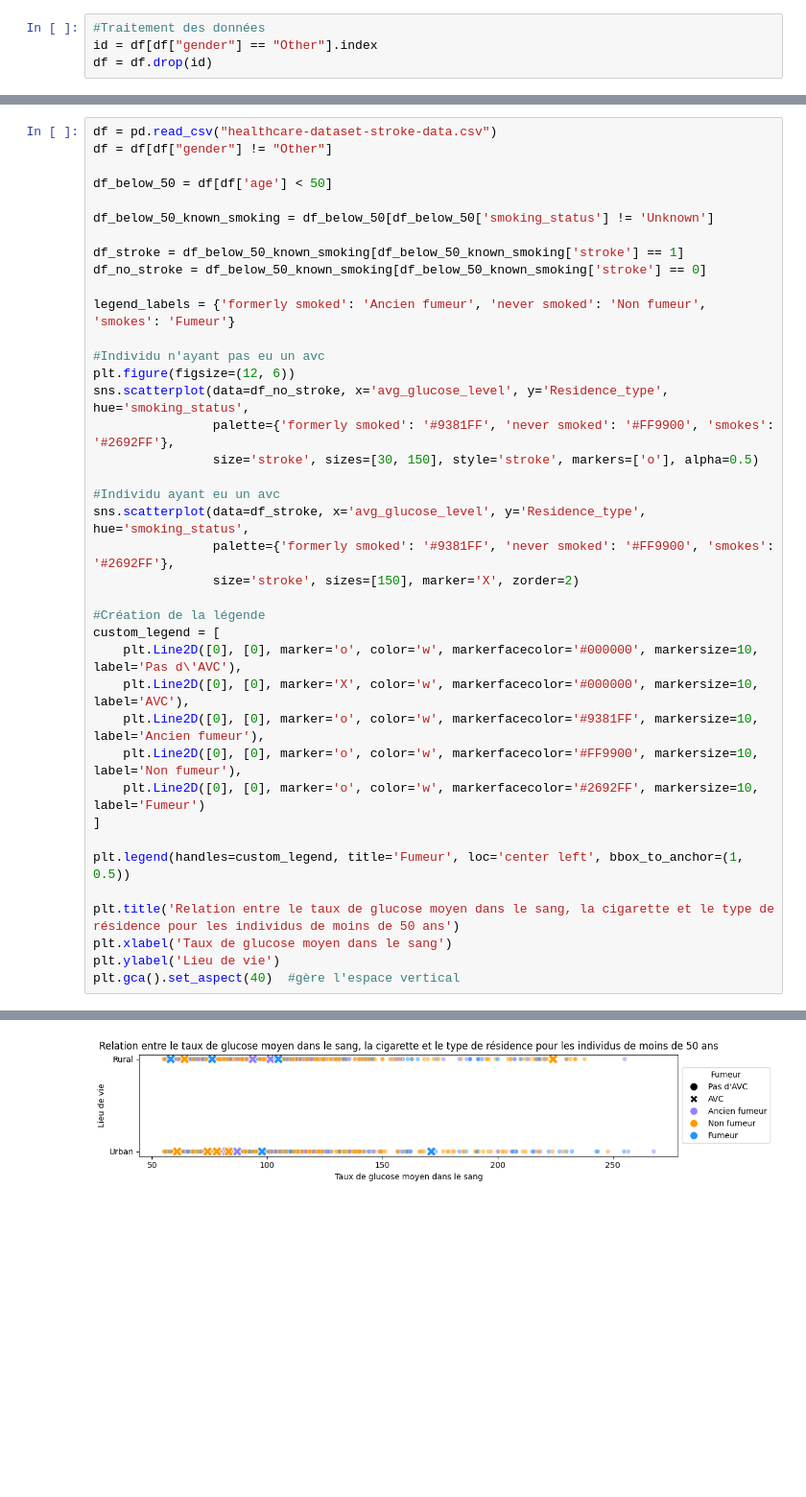
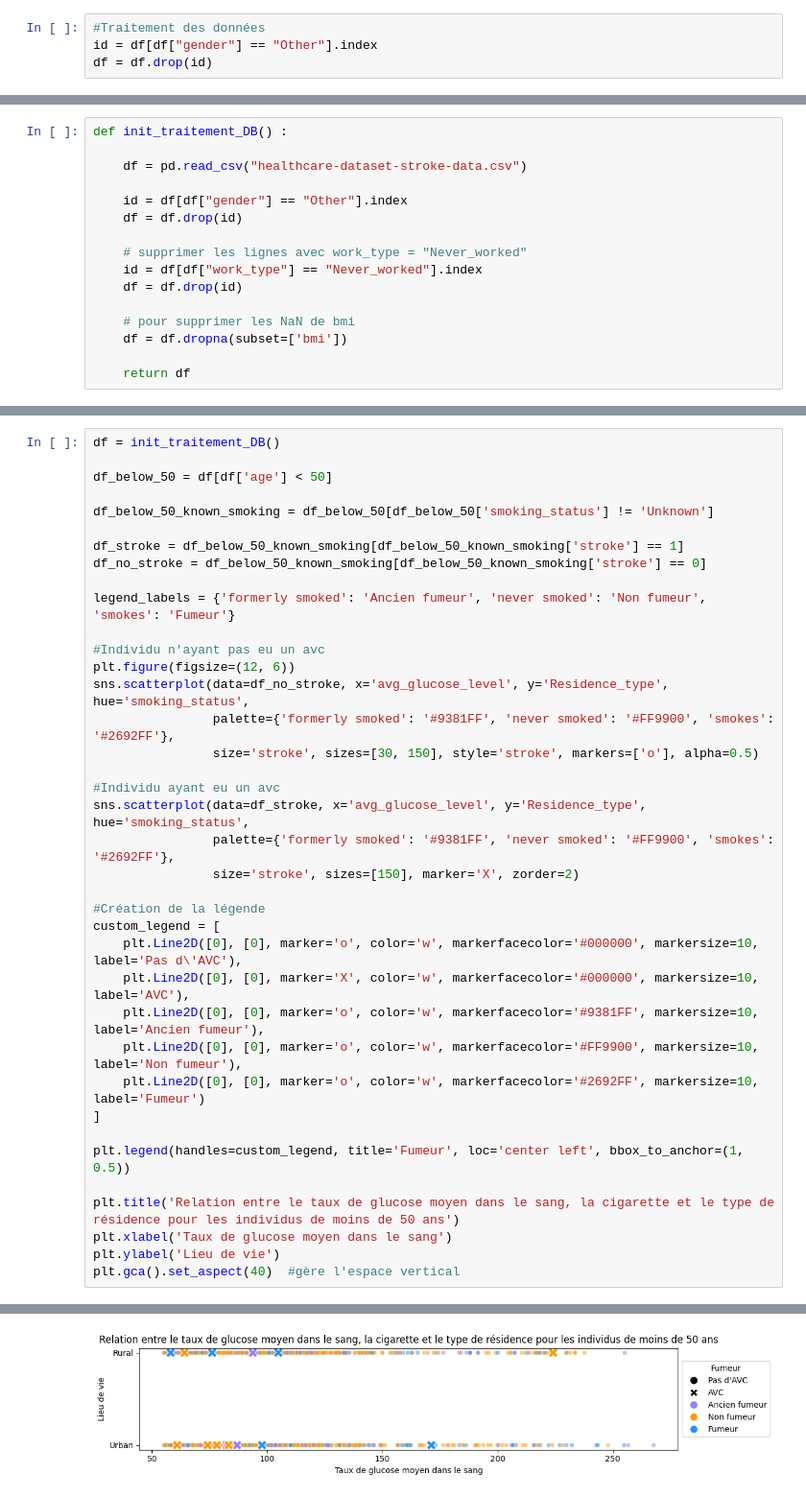
Before and after one commit to VpourVictor/DATA_Visualisation, a Jupyter notebook: Victor.ipynb, the cells around one changed output, grey strips where cells are left out. Shown at 96% size. Cells and saved outputs as stored; diff of their text form; blank space fills up the shorter version.

```diff
--- a/Victor.ipynb
+++ b/Victor.ipynb
@@ -60 +16,17 @@ fig.show()
+# %%
+def init_traitement_DB() :
+
+    df = pd.read_csv("healthcare-dataset-stroke-data.csv")
+
+    id = df[df["gender"] == "Other"].index
+    df = df.drop(id)
+
+    # supprimer les lignes avec work_type = "Never_worked"
+    id = df[df["work_type"] == "Never_worked"].index
+    df = df.drop(id)
+
+    # pour supprimer les NaN de bmi
+    df = df.dropna(subset=['bmi'])
+
+    return df
 # %%
@@ -294,8 +157,7 @@ plt.show()
 <Figure size 1500x800 with 0 Axes>
 [figure]
 # %%
-df = pd.read_csv("healthcare-dataset-stroke-data.csv")
-df = df[df["gender"] != "Other"]
+df = init_traitement_DB()
 
 df_below_50 = df[df['age'] < 50]
 
@@ -307,31 +169,31 @@ df_no_stroke = df_below_50_known_smoking[df_below_50_known_smoking['stroke'] ==
 legend_labels = {'formerly smoked': 'Ancien fumeur', 'never smoked': 'Non fumeur', 'smokes': 'Fumeur'}
 
 #Individu n'ayant pas eu un avc
 plt.figure(figsize=(12, 6))
 sns.scatterplot(data=df_no_stroke, x='avg_glucose_level', y='Residence_type', hue='smoking_status',
                 palette={'formerly smoked': '#9381FF', 'never smoked': '#FF9900', 'smokes': '#2692FF'},
                 size='stroke', sizes=[30, 150], style='stroke', markers=['o'], alpha=0.5)
 
 #Individu ayant eu un avc
 sns.scatterplot(data=df_stroke, x='avg_glucose_level', y='Residence_type', hue='smoking_status',
                 palette={'formerly smoked': '#9381FF', 'never smoked': '#FF9900', 'smokes': '#2692FF'},
                 size='stroke', sizes=[150], marker='X', zorder=2)
 
 #Création de la légende
 custom_legend = [
     plt.Line2D([0], [0], marker='o', color='w', markerfacecolor='#000000', markersize=10, label='Pas d\'AVC'),
     plt.Line2D([0], [0], marker='X', color='w', markerfacecolor='#000000', markersize=10, label='AVC'),
     plt.Line2D([0], [0], marker='o', color='w', markerfacecolor='#9381FF', markersize=10, label='Ancien fumeur'),
     plt.Line2D([0], [0], marker='o', color='w', markerfacecolor='#FF9900', markersize=10, label='Non fumeur'),
     plt.Line2D([0], [0], marker='o', color='w', markerfacecolor='#2692FF', markersize=10, label='Fumeur')
 ]
 
 plt.legend(handles=custom_legend, title='Fumeur', loc='center left', bbox_to_anchor=(1, 0.5))
 
 plt.title('Relation entre le taux de glucose moyen dans le sang, la cigarette et le type de résidence pour les individus de moins de 50 ans')
 plt.xlabel('Taux de glucose moyen dans le sang')
 plt.ylabel('Lieu de vie')
 plt.gca().set_aspect(40)  #gère l'espace vertical
 # %% [output]
 The sizes list has more values (2) than needed (1), which may not be intended.
-[figure, old version]
+[figure, new version]
```
Also changed, not shown: parts of 11 cells of this notebook.
